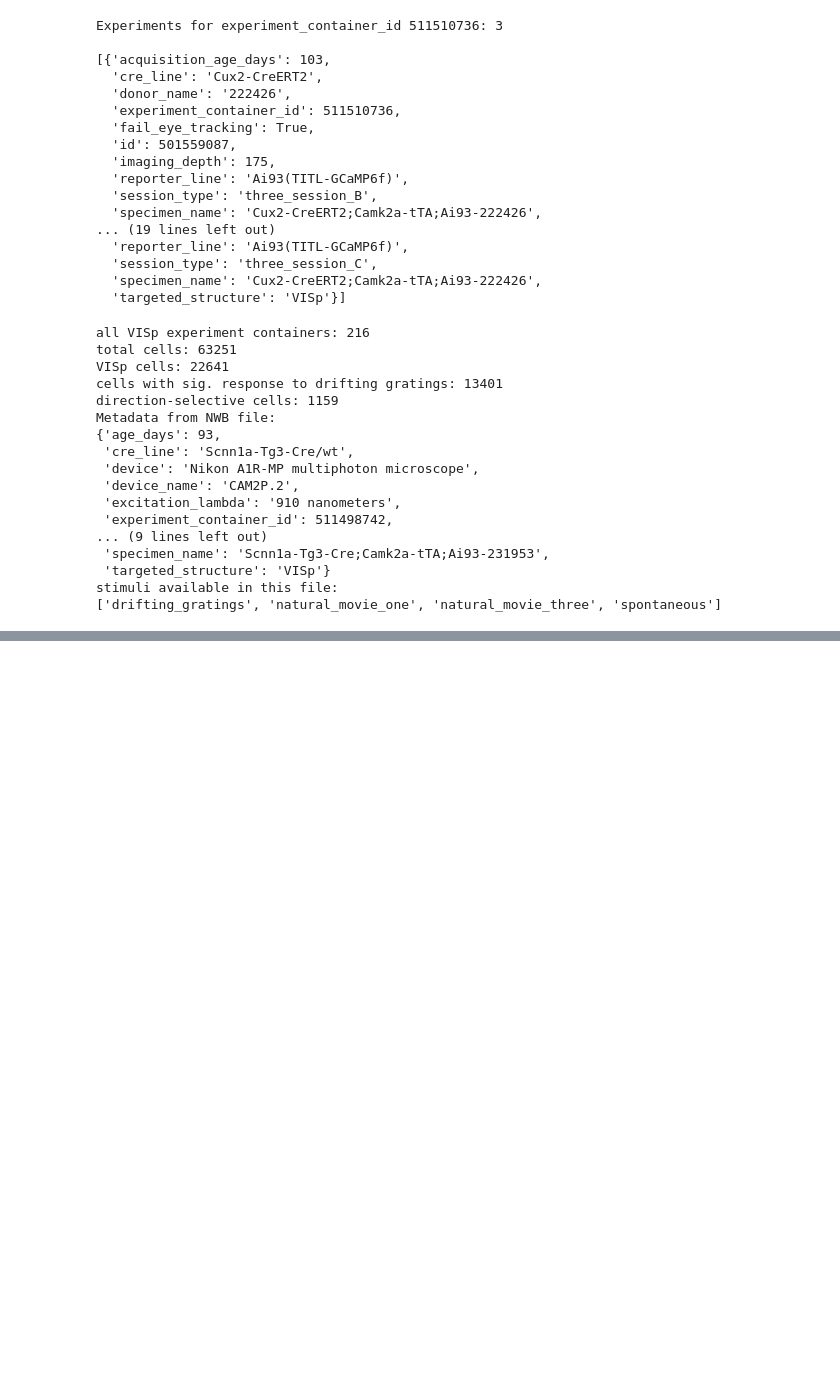
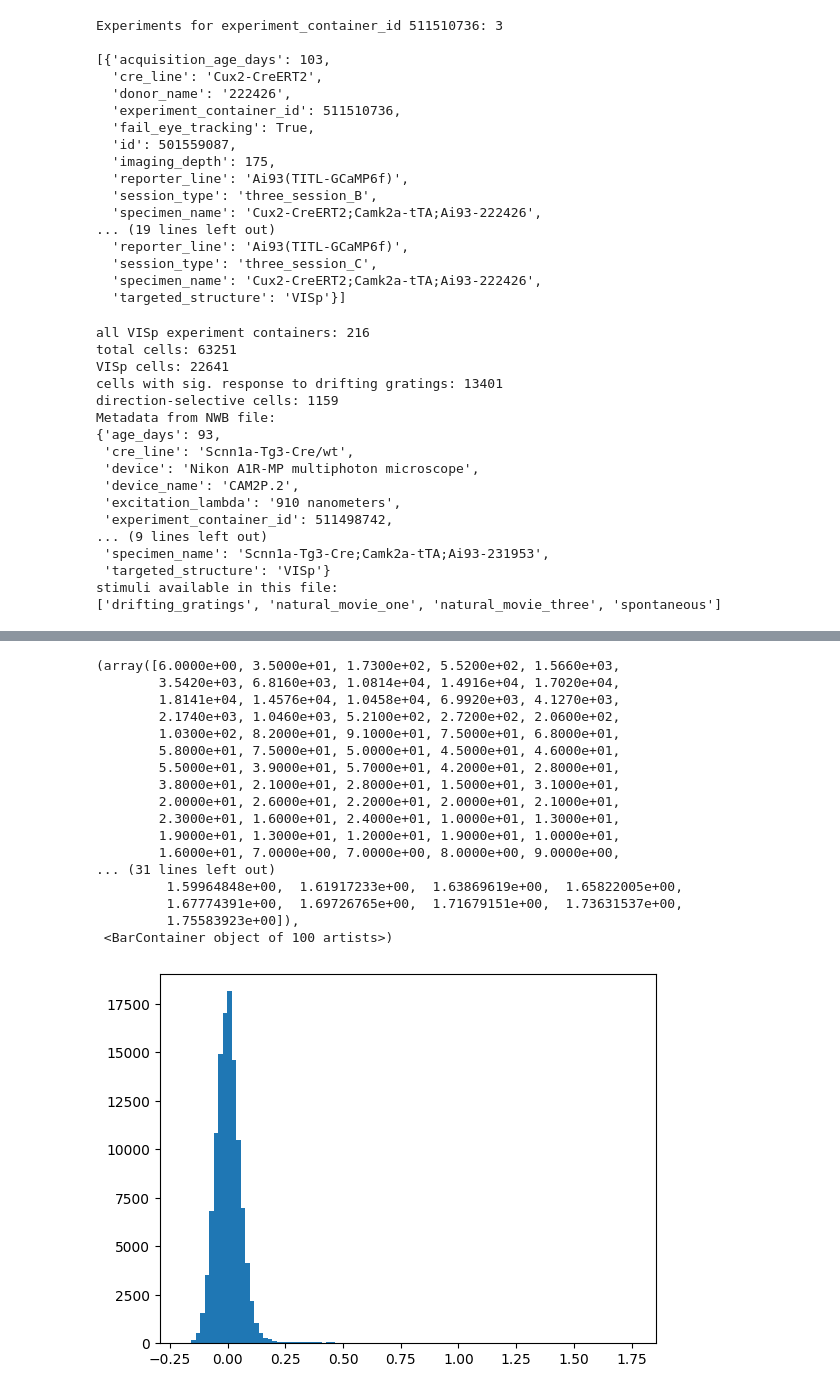
Before and after one commit to mariakesa/HuggingMouse, a Jupyter notebook: scripts/d.ipynb, the cells around one changed output, grey strips where cells are left out. Cells and saved outputs as stored; diff of their text form; code cells hidden in the pictures; blank space fills up the shorter version.

```diff
--- a/scripts/d.ipynb
+++ b/scripts/d.ipynb
@@ -132,0 +163,21 @@ Error:
+# %%
+plt.hist(dff_traces.flatten(),bins=100)
+# %% [output]
+(array([6.0000e+00, 3.5000e+01, 1.7300e+02, 5.5200e+02, 1.5660e+03,
+        3.5420e+03, 6.8160e+03, 1.0814e+04, 1.4916e+04, 1.7020e+04,
+        1.8141e+04, 1.4576e+04, 1.0458e+04, 6.9920e+03, 4.1270e+03,
+        2.1740e+03, 1.0460e+03, 5.2100e+02, 2.7200e+02, 2.0600e+02,
+        1.0300e+02, 8.2000e+01, 9.1000e+01, 7.5000e+01, 6.8000e+01,
+        5.8000e+01, 7.5000e+01, 5.0000e+01, 4.5000e+01, 4.6000e+01,
+        5.5000e+01, 3.9000e+01, 5.7000e+01, 4.2000e+01, 2.8000e+01,
+        3.8000e+01, 2.1000e+01, 2.8000e+01, 1.5000e+01, 3.1000e+01,
+        2.0000e+01, 2.6000e+01, 2.2000e+01, 2.0000e+01, 2.1000e+01,
+        2.3000e+01, 1.6000e+01, 2.4000e+01, 1.0000e+01, 1.3000e+01,
+        1.9000e+01, 1.3000e+01, 1.2000e+01, 1.9000e+01, 1.0000e+01,
+        1.6000e+01, 7.0000e+00, 7.0000e+00, 8.0000e+00, 9.0000e+00,
+... (31 lines left out)
+         1.59964848e+00,  1.61917233e+00,  1.63869619e+00,  1.65822005e+00,
+         1.67774391e+00,  1.69726765e+00,  1.71679151e+00,  1.73631537e+00,
+         1.75583923e+00]),
+ <BarContainer object of 100 artists>)
+[figure, added]
```
Also changed, not shown: parts of 9 cells of this notebook, 4 other files.
